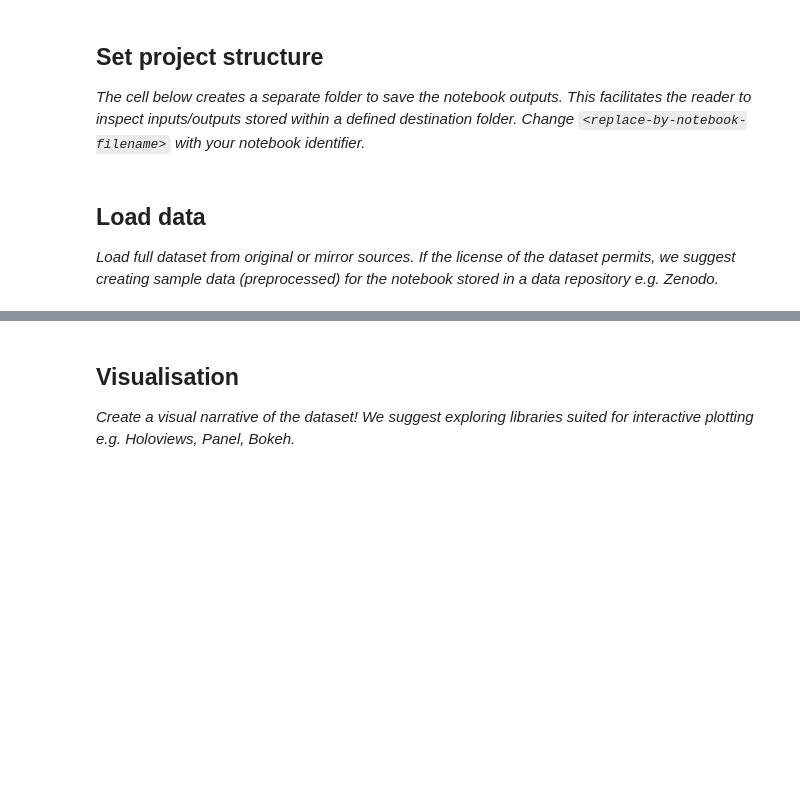
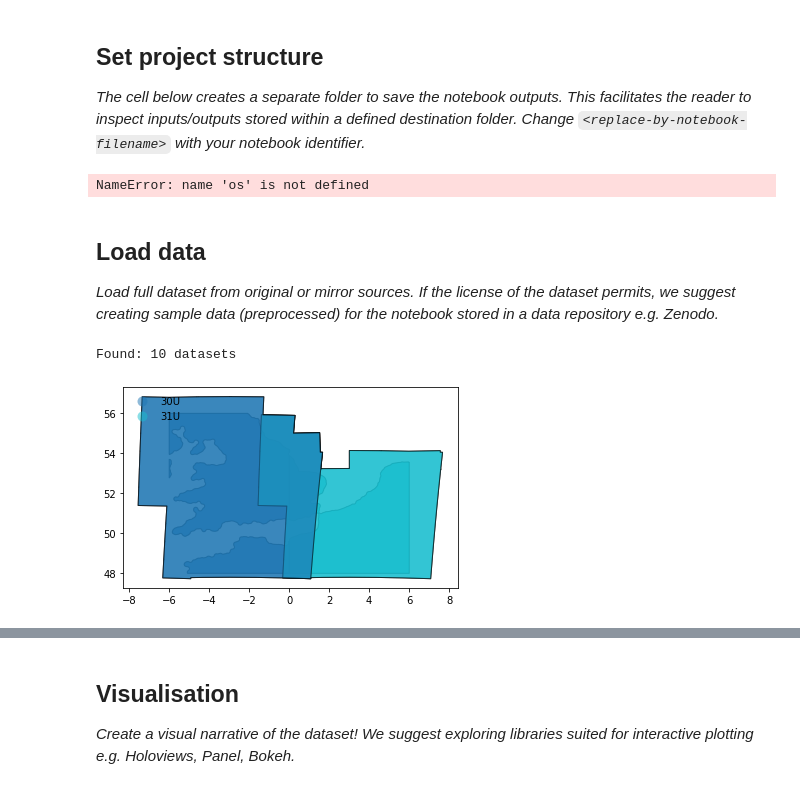
Before and after one commit to eds-book-gallery/b128b282-dee7-44a7-bc21-f1fd21452a83, a Jupyter notebook: landcover-exploration-nlcd.ipynb, the cells around one changed output, grey strips where cells are left out. Saved outputs shown, nothing was run; the diff lists cells and outputs as text; code cells hidden in the pictures; blank space fills up the shorter version.

Commit message:
initial commit with ODC.stac and Microsoft Planetary

```diff
--- a/landcover-exploration-nlcd.ipynb
+++ b/landcover-exploration-nlcd.ipynb
@@ -51,9 +62,49 @@ warnings.filterwarnings(action='ignore')
 ## Set project structure
 *The cell below creates a separate folder to save the notebook outputs. This facilitates the reader to inspect inputs/outputs stored within a defined destination folder. Change `<replace-by-notebook-filename>` with your notebook identifier.*
 # %%
-notebook_folder = './<replace-by-notebook-filename>'
+notebook_folder = './landcover-exploration-nlcd'
 if not os.path.exists(notebook_folder):
     os.makedirs(notebook_folder)
+# %% [output]
+NameError: name 'os' is not defined
 # %% [markdown]
 ## Load data
 *Load full dataset from original or mirror sources. If the license of the dataset permits, we suggest creating sample data (preprocessed) for the notebook stored in a data repository e.g. Zenodo.*
+# %%
+km2deg = 1.0 / 111
+x, y = (-0.118092, 51.509865)  # Center point of a query
+r = 100 * km2deg
+bbox = (x - r, y - r, x + r, y + r)
+
+catalog = Client.open("https://planetarycomputer.microsoft.com/api/stac/v1")
+
+query = catalog.search(
+    collections=["io-lulc-9-class"],
+    limit=100,
+    bbox=bbox
+)
+
+items = list(query.get_items())
+print(f"Found: {len(items):d} datasets")
+# %% [output]
+Found: 10 datasets
+# %%
+# Convert STAC items into a GeoJSON FeatureCollection
+stac_json = query.get_all_items_as_dict()
+
+gdf = gpd.GeoDataFrame.from_features(stac_json, "epsg:4326")
+
+fig = gdf.plot(
+    "io:tile_id",
+    edgecolor="black",
+    categorical=True,
+    aspect="equal",
+    alpha=0.5,
+    figsize=(6, 12),
+    legend=True,
+    legend_kwds={"loc": "upper left", "frameon": False, "ncol": 1},
+)
+
+plt.show()
+# %% [output]
+[figure, added]
```
Also changed, not shown: parts of 7 cells of this notebook, 1 other file.
